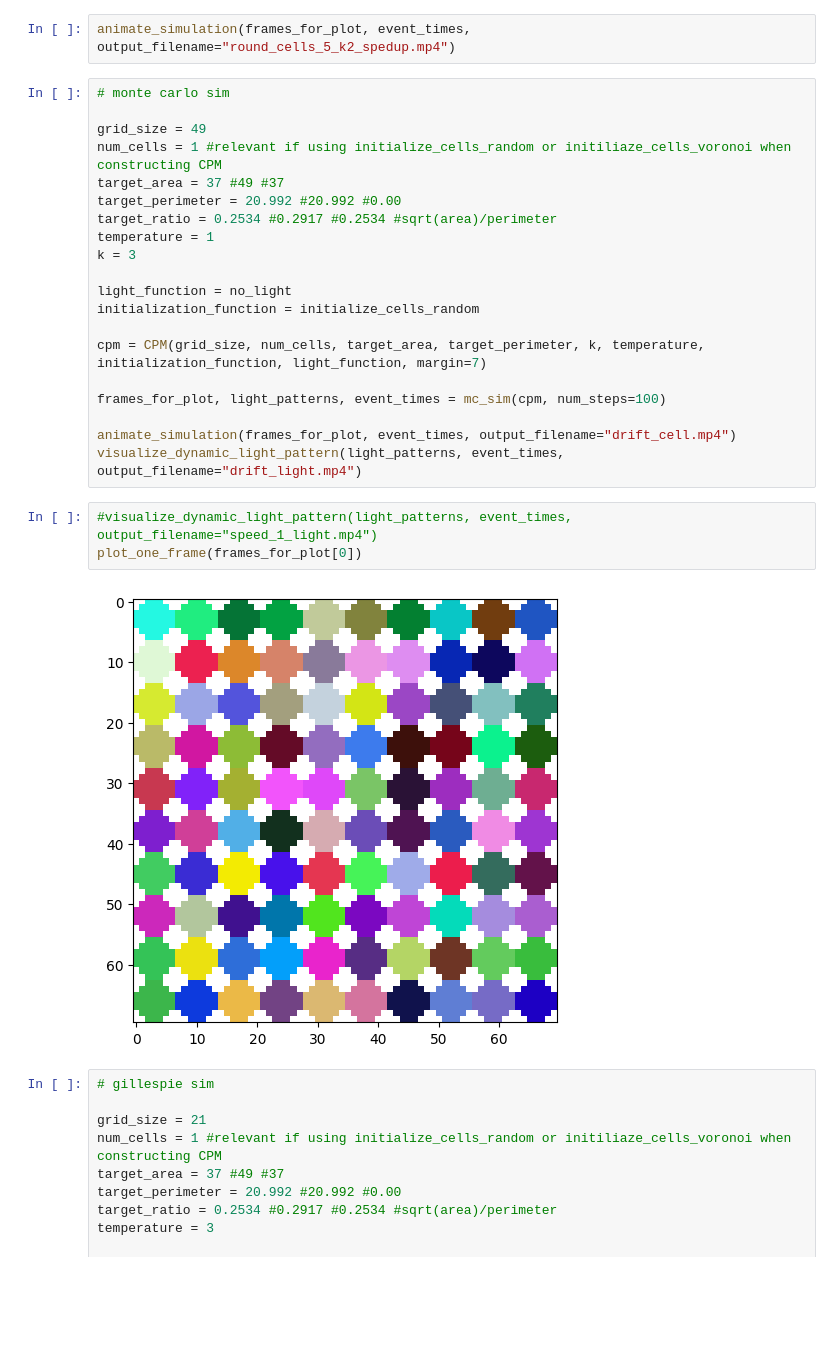
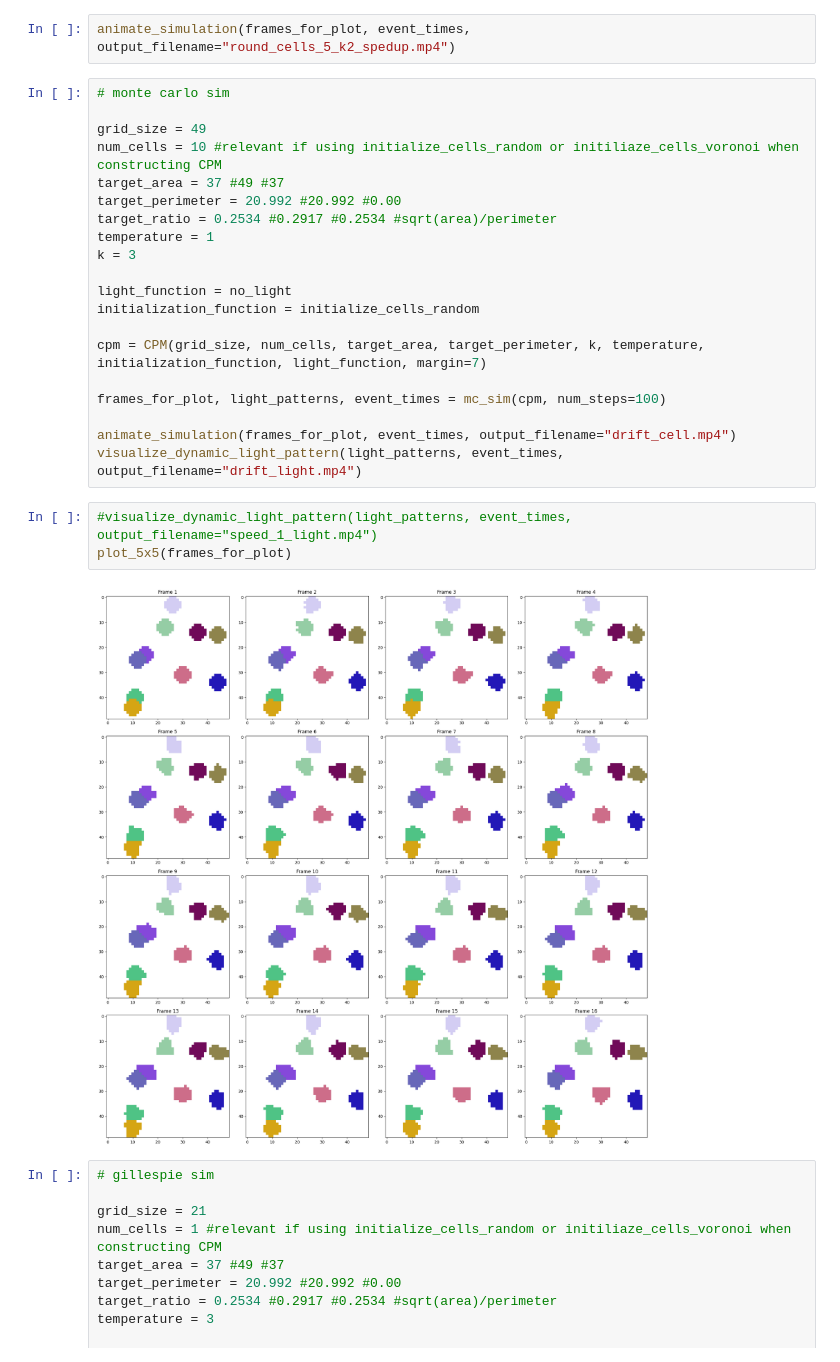
Before and after one commit to kav-kamath/MCF10A_collective_cell_migration, a Jupyter notebook: main.ipynb, the cells around one changed output. Cells and saved outputs as stored; diff of their text form; blank space fills up the shorter version.

Commit message:
fixing 5x5 plot

```diff
--- a/main.ipynb
+++ b/main.ipynb
@@ -45,7 +45,7 @@ animate_simulation(frames_for_plot, event_times, output_filename="round_cells_5_
 # monte carlo sim
 
 grid_size = 49
-num_cells = 1 #relevant if using initialize_cells_random or initiliaze_cells_voronoi when constructing CPM
+num_cells = 10 #relevant if using initialize_cells_random or initiliaze_cells_voronoi when constructing CPM
 target_area = 37 #49 #37
 target_perimeter = 20.992 #20.992 #0.00
 target_ratio = 0.2534 #0.2917 #0.2534 #sqrt(area)/perimeter
@@ -63,9 +63,9 @@ animate_simulation(frames_for_plot, event_times, output_filename="drift_cell.mp4
 visualize_dynamic_light_pattern(light_patterns, event_times, output_filename="drift_light.mp4")
 # %%
 #visualize_dynamic_light_pattern(light_patterns, event_times, output_filename="speed_1_light.mp4")
-plot_one_frame(frames_for_plot[0])
+plot_5x5(frames_for_plot)
 # %% [output]
-[figure, old version]
+[figure, new version]
 # %%
 # gillespie sim
 
```
Also changed, not shown: 3 other files.
